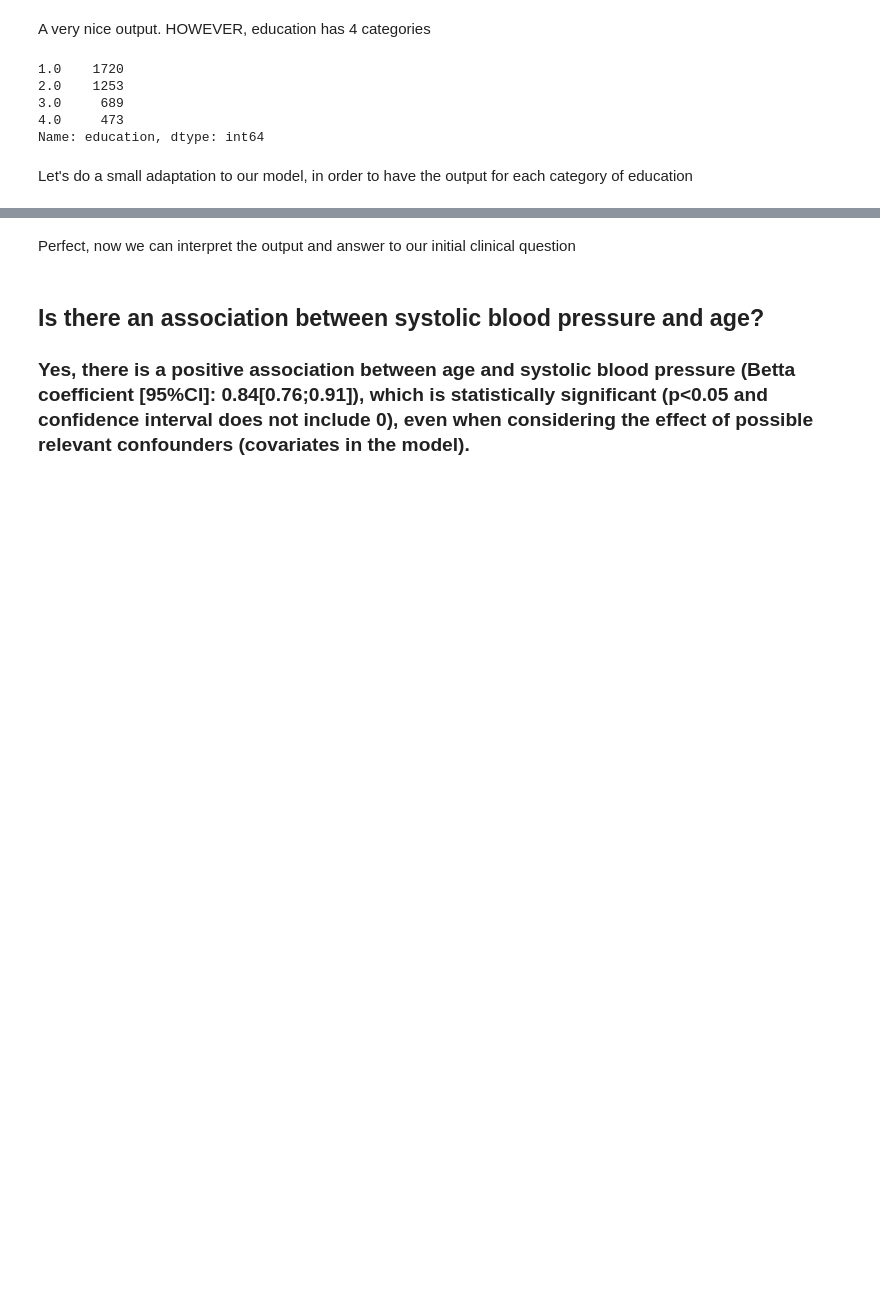
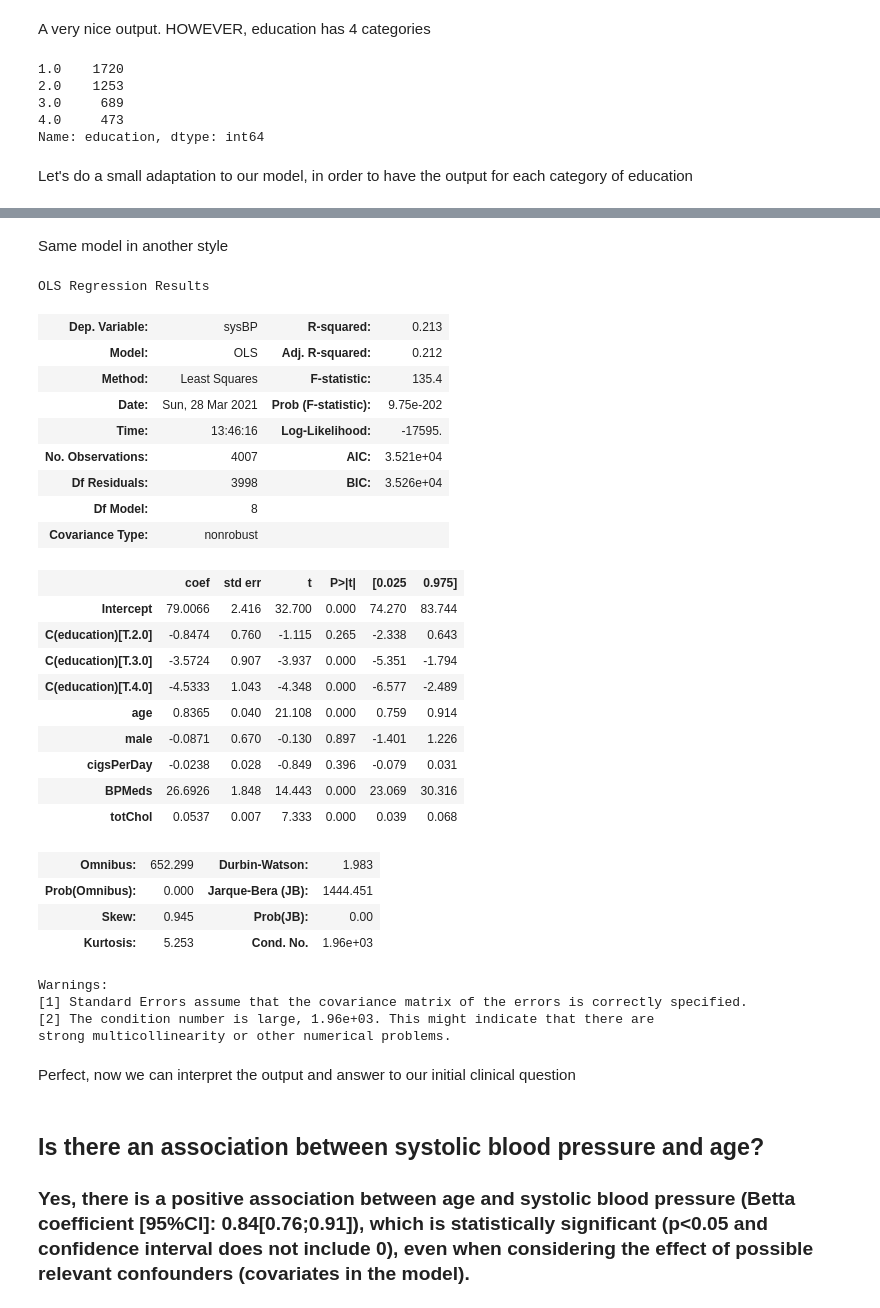
Before and after one commit to RM-Santiago/framingham, a Jupyter notebook: Linear regression with Python and StatsModels.ipynb, the cells around one changed output, grey strips where cells are left out. Saved outputs shown, nothing was run; the diff lists cells and outputs as text; code cells hidden in the pictures; blank space fills up the shorter version.

```diff
--- a/Linear regression with Python and StatsModels.ipynb
+++ b/Linear regression with Python and StatsModels.ipynb
@@ -210,6 +234,39 @@ Warnings:
 [1] Standard Errors assume that the covariance matrix of the errors is correctly specified.
 [2] The condition number is large, 1.96e+03. This might indicate that there are
 strong multicollinearity or other numerical problems.
+# %% [markdown]
+Same model in another style
+# %%
+model3.summary()
+# %% [output]
+OLS Regression Results
+| Dep. Variable: | sysBP | R-squared: | 0.213 |
+| Model: | OLS | Adj. R-squared: | 0.212 |
+| Method: | Least Squares | F-statistic: | 135.4 |
+| Date: | Sun, 28 Mar 2021 | Prob (F-statistic): | 9.75e-202 |
+| Time: | 13:46:16 | Log-Likelihood: | -17595. |
+| No. Observations: | 4007 | AIC: | 3.521e+04 |
+| Df Residuals: | 3998 | BIC: | 3.526e+04 |
+| Df Model: | 8 |  |  |
+| Covariance Type: | nonrobust |  |  |
+|  | coef | std err | t | P>|t| | [0.025 | 0.975] |
+| Intercept | 79.0066 | 2.416 | 32.700 | 0.000 | 74.270 | 83.744 |
+| C(education)[T.2.0] | -0.8474 | 0.760 | -1.115 | 0.265 | -2.338 | 0.643 |
+| C(education)[T.3.0] | -3.5724 | 0.907 | -3.937 | 0.000 | -5.351 | -1.794 |
+| C(education)[T.4.0] | -4.5333 | 1.043 | -4.348 | 0.000 | -6.577 | -2.489 |
+| age | 0.8365 | 0.040 | 21.108 | 0.000 | 0.759 | 0.914 |
+| male | -0.0871 | 0.670 | -0.130 | 0.897 | -1.401 | 1.226 |
+| cigsPerDay | -0.0238 | 0.028 | -0.849 | 0.396 | -0.079 | 0.031 |
+| BPMeds | 26.6926 | 1.848 | 14.443 | 0.000 | 23.069 | 30.316 |
+| totChol | 0.0537 | 0.007 | 7.333 | 0.000 | 0.039 | 0.068 |
+| Omnibus: | 652.299 | Durbin-Watson: | 1.983 |
+| Prob(Omnibus): | 0.000 | Jarque-Bera (JB): | 1444.451 |
+| Skew: | 0.945 | Prob(JB): | 0.00 |
+| Kurtosis: | 5.253 | Cond. No. | 1.96e+03 |
+Warnings:
+[1] Standard Errors assume that the covariance matrix of the errors is correctly specified.
+[2] The condition number is large, 1.96e+03. This might indicate that there are
+strong multicollinearity or other numerical problems.
 # %% [markdown]
 Perfect, now we can interpret the output and answer to our initial clinical question
 # %% [markdown]
```
Also changed, not shown: parts of 5 cells of this notebook, 1 other file.
